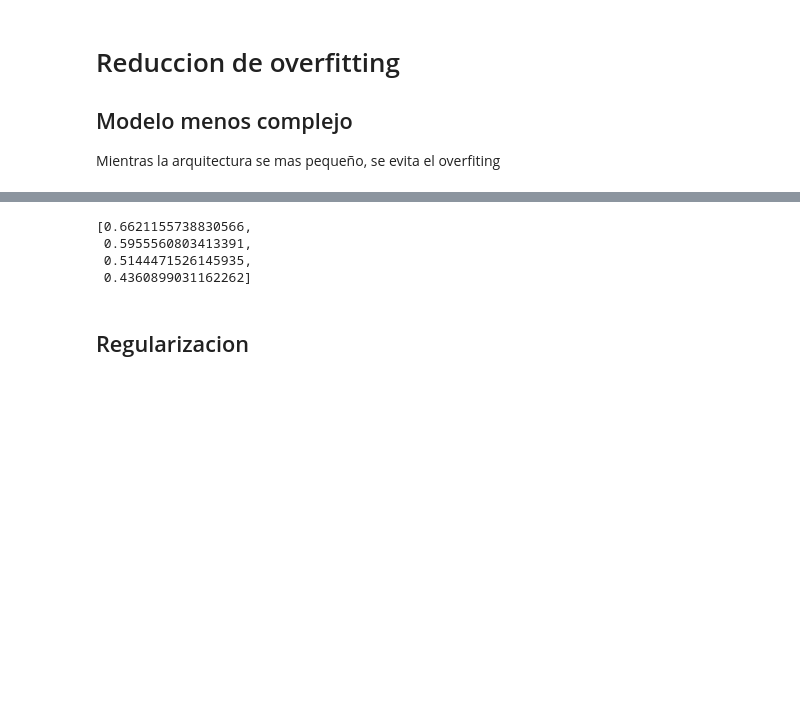
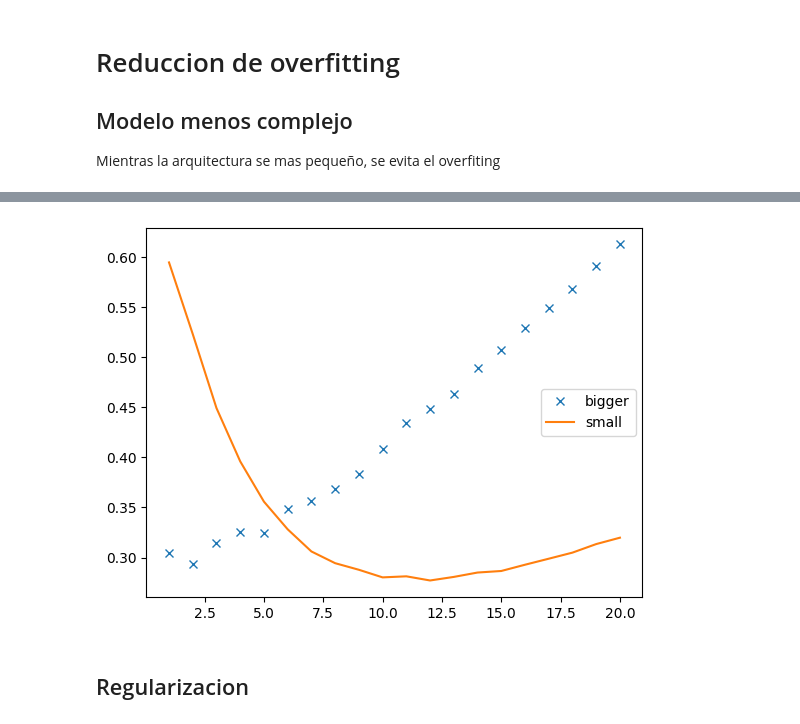
Before and after one commit to rogerreys/redes_neuronales, a Jupyter notebook: 11_clasificacion_binaria.ipynb, the cells around one changed output, grey strips where cells are left out. Saved outputs shown, nothing was run; the diff lists cells and outputs as text; code cells hidden in the pictures; blank space fills up the shorter version.

```diff
--- a/11_clasificacion_binaria.ipynb
+++ b/11_clasificacion_binaria.ipynb
@@ -191,7 +188,7 @@ model2.compile(optimizer='rmsprop',          # rmsprop: descenso de gradiente me
 
 # Entrenamiento de modelo
 history2 = model2.fit(partial_x_val, partial_y_val,
-                    epochs=4,                       # Iteraciones
+                    epochs=20,                       # Iteraciones
                     batch_size=512,                 # lotes de datos
                     validation_data=(x_val, y_val))
 # %% [output]
@@ -206,21 +212,18 @@ Epoch 4/4
 # %%
-history_dict = history2.history
-loss_values = history_dict['loss']
+history_dict2 = history2.history
+loss_values = history_dict2['loss']
 val_loss_values = history_dict['val_loss']
 val_loss_values2 = history2.history['val_loss']
 
-epoch = np.array(range(1, len(loss_values)+1))
-loss_values
-# plt.plot(epoch, history_dict['loss'], 'o') #, label='training')
-# plt.plot(epoch,val_loss_values, 'x',label='bigger')
-# plt.plot(epoch,val_loss_values2, '-',label='small')
-# plt.legend()
-# plt.show()
+epoch = range(1, len(history_dict2['loss'])+1)
+
+# plt.plot(epoch, history_dict2['loss'], 'o') #, label='training')
+plt.plot(epoch,val_loss_values, 'x',label='bigger')
+plt.plot(epoch,val_loss_values2, '-',label='small')
+plt.legend()
+plt.show()
 # %% [output]
-[0.6621155738830566,
- 0.5955560803413391,
- 0.5144471526145935,
- 0.4360899031162262]
+[figure, added]
 # %% [markdown]
 ## Regularizacion
 # %%
```
Also changed, not shown: parts of 10 cells of this notebook.
